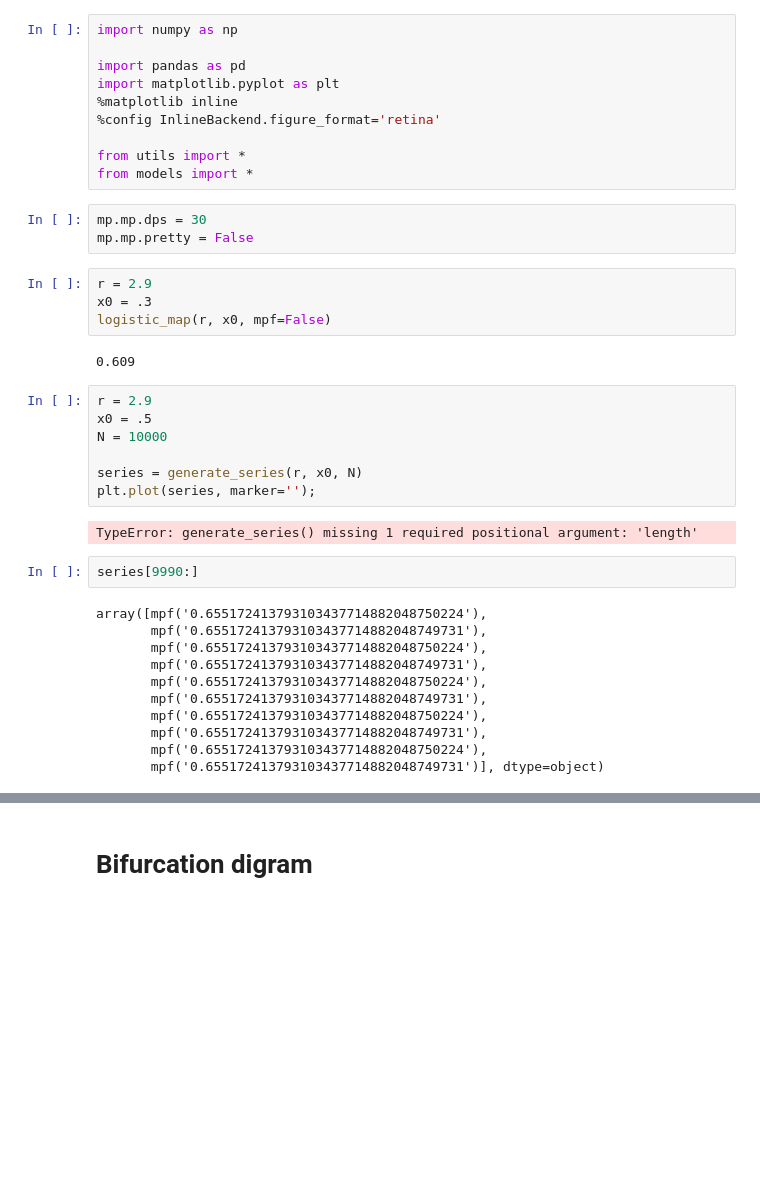
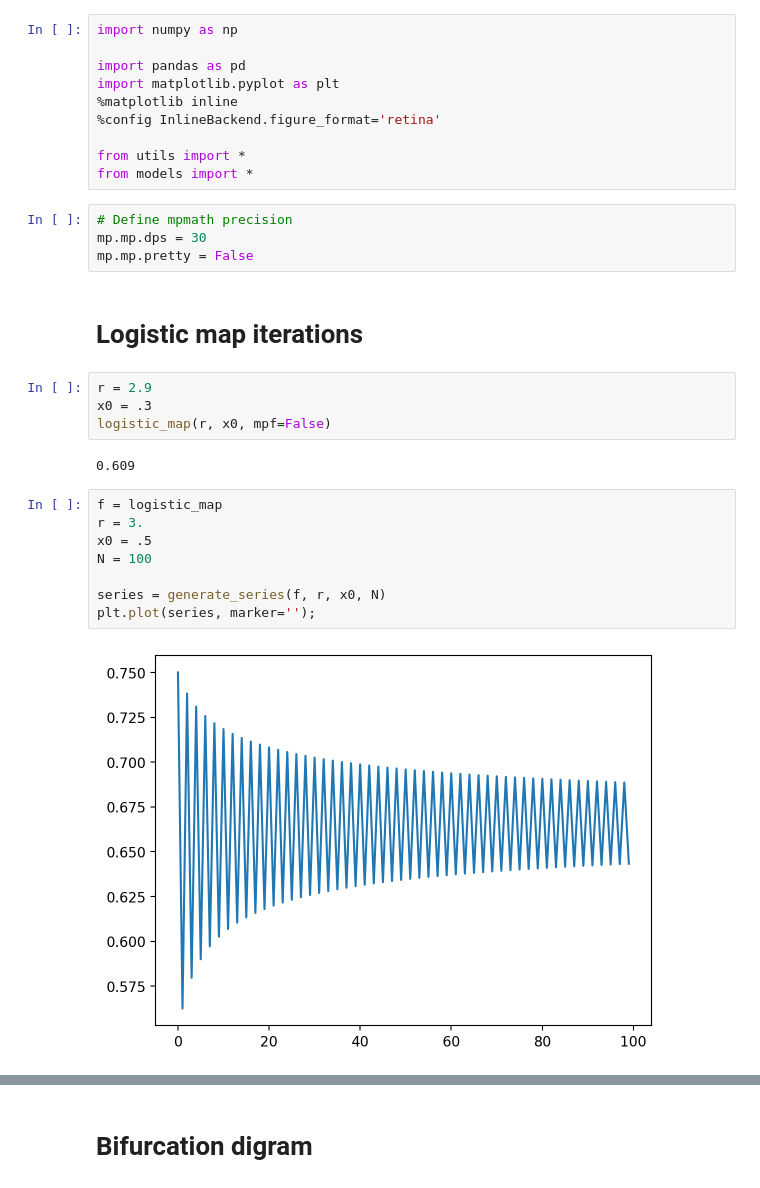
Before and after one commit to erbilcanartun/feigenbaum-constant, a Jupyter notebook: feigenbaum_constant.ipynb, the cells around one changed output, grey strips where cells are left out. Drawn from its saved outputs; the diff is of its cells as text; blank space fills up the shorter version.

```diff
--- a/feigenbaum_constant.ipynb
+++ b/feigenbaum_constant.ipynb
@@ -11,8 +11,11 @@ import matplotlib.pyplot as plt
 from utils import *
 from models import *
 # %%
+# Define mpmath precision
 mp.mp.dps = 30
 mp.mp.pretty = False
+# %% [markdown]
+# Logistic map iterations
 # %%
 r = 2.9
 x0 = .3
@@ -20,24 +23,12 @@ logistic_map(r, x0, mpf=False)
 # %% [output]
 0.609
 # %%
-r = 2.9
+f = logistic_map
+r = 3.
 x0 = .5
-N = 10000
+N = 100
 
-series = generate_series(r, x0, N)
+series = generate_series(f, r, x0, N)
 plt.plot(series, marker='');
 # %% [output]
-TypeError: generate_series() missing 1 required positional argument: 'length'
+[figure, added]
-# %%
-series[9990:]
-# %% [output]
-array([mpf('0.655172413793103437714882048750224'),
-       mpf('0.655172413793103437714882048749731'),
-       mpf('0.655172413793103437714882048750224'),
-       mpf('0.655172413793103437714882048749731'),
-       mpf('0.655172413793103437714882048750224'),
-       mpf('0.655172413793103437714882048749731'),
-       mpf('0.655172413793103437714882048750224'),
-       mpf('0.655172413793103437714882048749731'),
-       mpf('0.655172413793103437714882048750224'),
-       mpf('0.655172413793103437714882048749731')], dtype=object)
```
Also changed, not shown: parts of 15 cells of this notebook, 1 other file.
